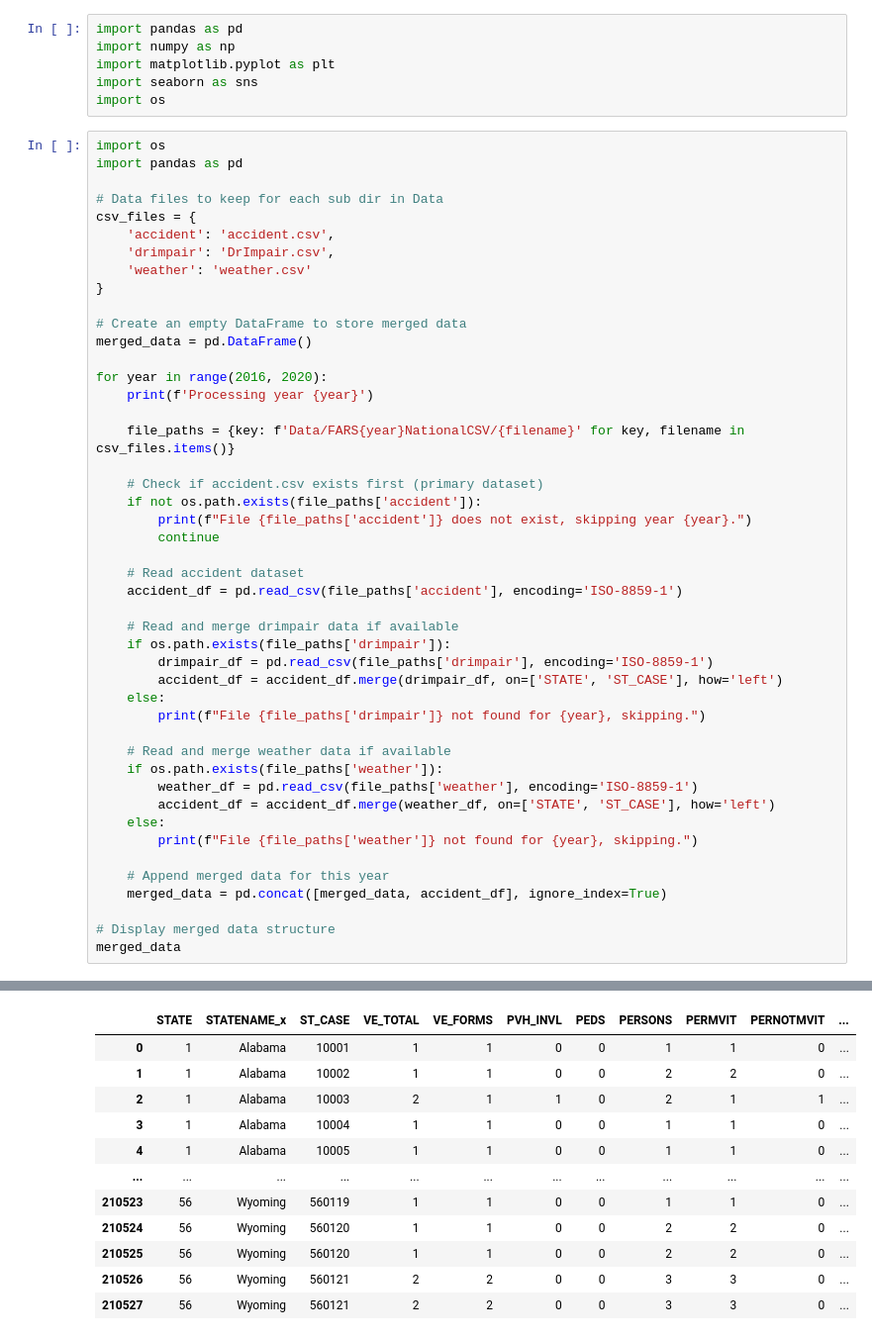
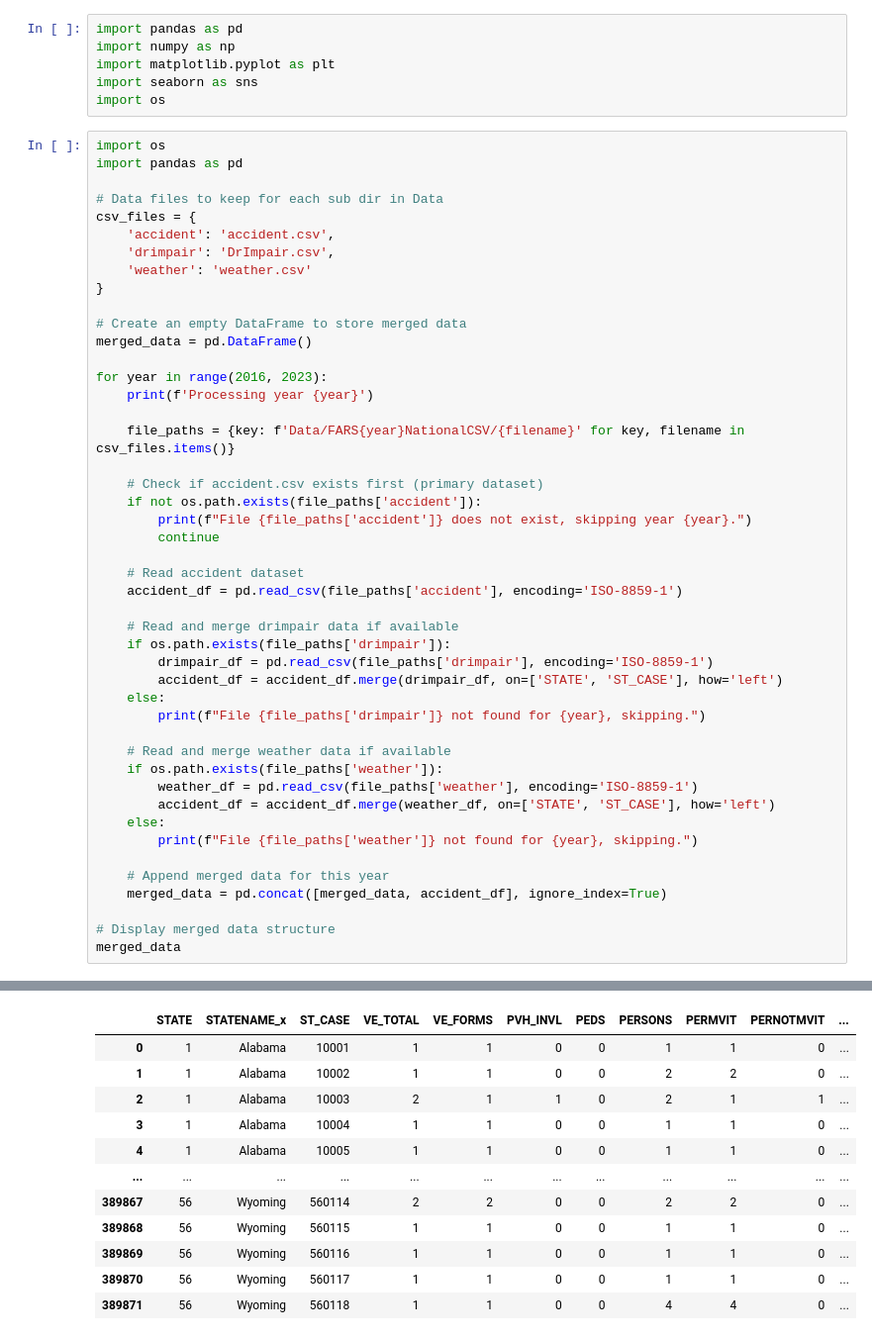
Before and after one commit to mheilner/AVBDiD, a Jupyter notebook: eda.ipynb, the cells around one changed output, grey strips where cells are left out. Shown: that part at 99% size. Saved outputs shown, nothing was run; the diff lists cells and outputs as text.

```diff
--- a/eda.ipynb
+++ b/eda.ipynb
@@ -18,7 +18,7 @@ csv_files = {
 # Create an empty DataFrame to store merged data
 merged_data = pd.DataFrame()
 
-for year in range(2016, 2020):
+for year in range(2016, 2023):
     print(f'Processing year {year}')
 
     file_paths = {key: f'Data/FARS{year}NationalCSV/{filename}' for key, filename in csv_files.items()}
@@ -62,12 +65,12 @@ File Data/FARS2019NationalCSV/weather.csv not found for 2019, skipping.
 |  | STATE | STATENAME_x | ST_CASE | VE_TOTAL | VE_FORMS | PVH_INVL | PEDS | PERSONS | PERMVIT | PERNOTMVIT | ... |
 | 0 | 1 | Alabama | 10001 | 1 | 1 | 0 | 0 | 1 | 1 | 0 | ... |
 | 1 | 1 | Alabama | 10002 | 1 | 1 | 0 | 0 | 2 | 2 | 0 | ... |
 | 2 | 1 | Alabama | 10003 | 2 | 1 | 1 | 0 | 2 | 1 | 1 | ... |
 | 3 | 1 | Alabama | 10004 | 1 | 1 | 0 | 0 | 1 | 1 | 0 | ... |
 | 4 | 1 | Alabama | 10005 | 1 | 1 | 0 | 0 | 1 | 1 | 0 | ... |
 | ... | ... | ... | ... | ... | ... | ... | ... | ... | ... | ... | ... |
-| 210523 | 56 | Wyoming | 560119 | 1 | 1 | 0 | 0 | 1 | 1 | 0 | ... |
-| 210524 | 56 | Wyoming | 560120 | 1 | 1 | 0 | 0 | 2 | 2 | 0 | ... |
-| 210525 | 56 | Wyoming | 560120 | 1 | 1 | 0 | 0 | 2 | 2 | 0 | ... |
-| 210526 | 56 | Wyoming | 560121 | 2 | 2 | 0 | 0 | 3 | 3 | 0 | ... |
-| 210527 | 56 | Wyoming | 560121 | 2 | 2 | 0 | 0 | 3 | 3 | 0 | ... |
+| 389867 | 56 | Wyoming | 560114 | 2 | 2 | 0 | 0 | 2 | 2 | 0 | ... |
+| 389868 | 56 | Wyoming | 560115 | 1 | 1 | 0 | 0 | 1 | 1 | 0 | ... |
+| 389869 | 56 | Wyoming | 560116 | 1 | 1 | 0 | 0 | 1 | 1 | 0 | ... |
+| 389870 | 56 | Wyoming | 560117 | 1 | 1 | 0 | 0 | 1 | 1 | 0 | ... |
+| 389871 | 56 | Wyoming | 560118 | 1 | 1 | 0 | 0 | 4 | 4 | 0 | ... |
```
Also changed, not shown: parts of 3 cells of this notebook, 3 other files.
